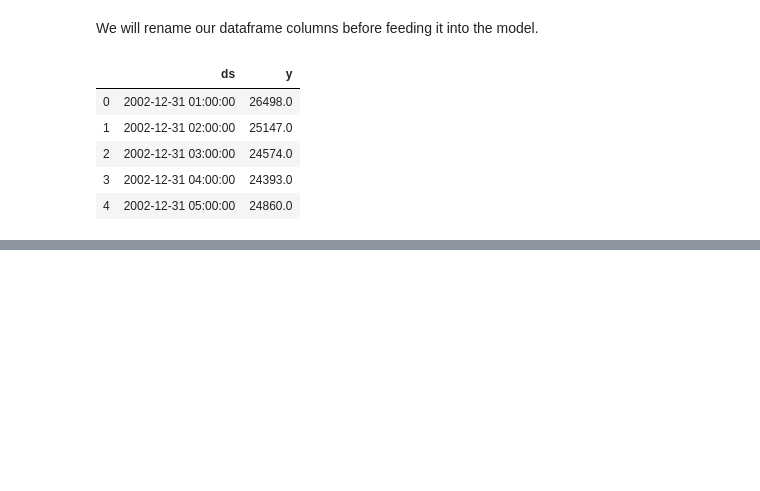
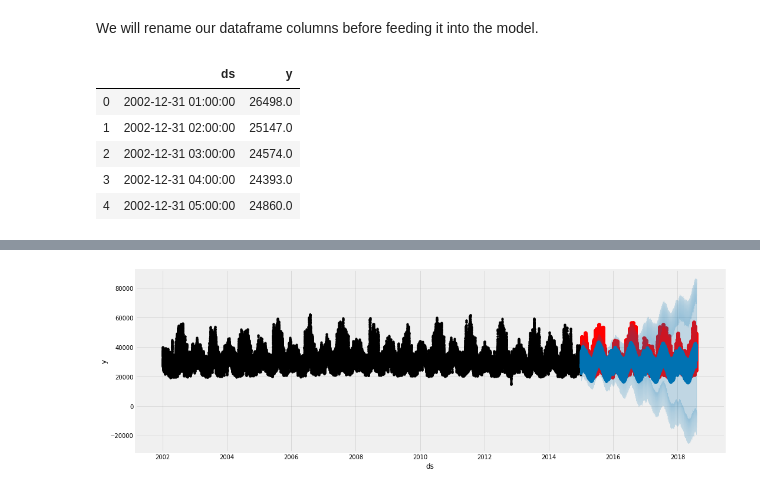
Before and after one commit to asafdar/energy_consumption_forecasting, a Jupyter notebook: data_analysis.ipynb, the cells around one changed output, grey strips where cells are left out. Drawn from its saved outputs; the diff is of its cells as text; code cells hidden in the pictures; blank space fills up the shorter version.

```diff
--- a/data_analysis.ipynb
+++ b/data_analysis.ipynb
@@ -142,0 +149,9 @@ plt.show()
+# %%
+# Plot the forecast with the actuals
+f, ax = plt.subplots(1)
+f.set_figheight(5)
+f.set_figwidth(15)
+ax.scatter(pjme_test.index, pjme_test['PJME_MW'], color='r')
+fig = model.plot(pjme_test_fcst, ax=ax)
+# %% [output]
+[figure, added]
```
Also changed, not shown: parts of 6 cells of this notebook.
